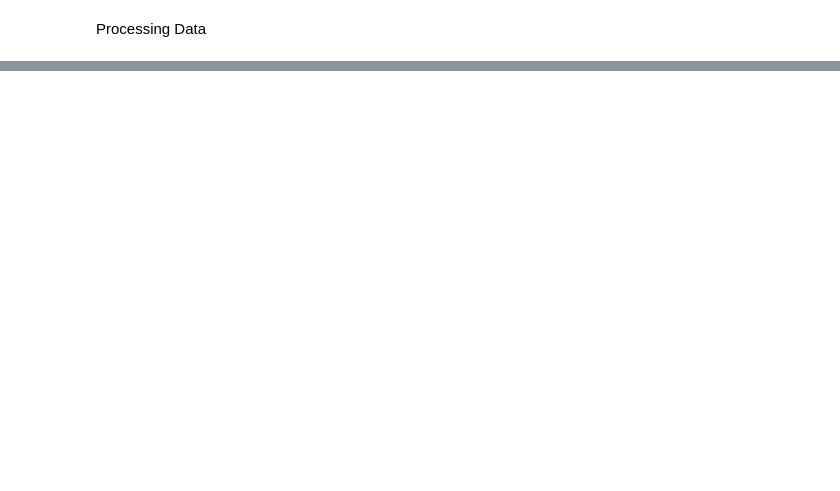
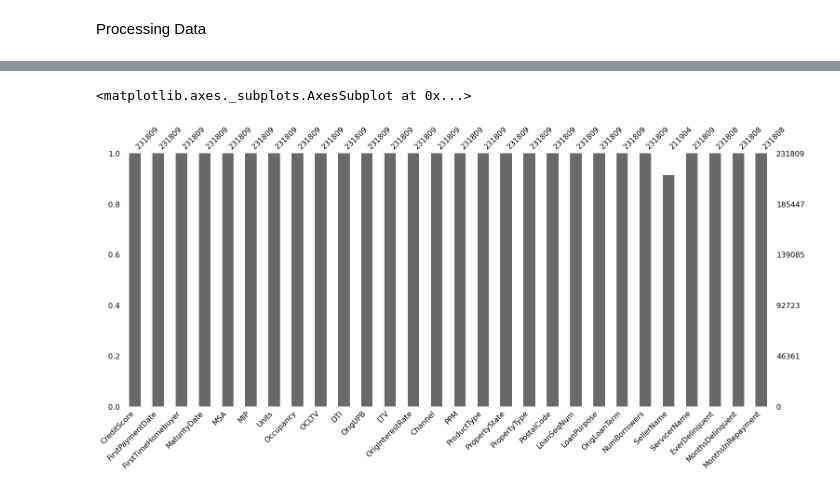
Before and after one commit to SamarHamdy/Train.csv, a Jupyter notebook: FinalProj_Samar.ipynb, the cells around one changed output, grey strips where cells are left out. Drawn from its saved outputs; the diff is of its cells as text; code cells hidden in the pictures; blank space fills up the shorter version.

```diff
--- a/FinalProj_Samar.ipynb
+++ b/FinalProj_Samar.ipynb
@@ -144 +163,7 @@ MonthsInRepayment         0
 dtype: int64
+# %%
+#bar plot showing where is missing values
+msno.bar(Loan_data)
+# %% [output]
+<matplotlib.axes._subplots.AxesSubplot at 0x...>
+[figure, added]
```
Also changed, not shown: parts of 14 cells of this notebook.
